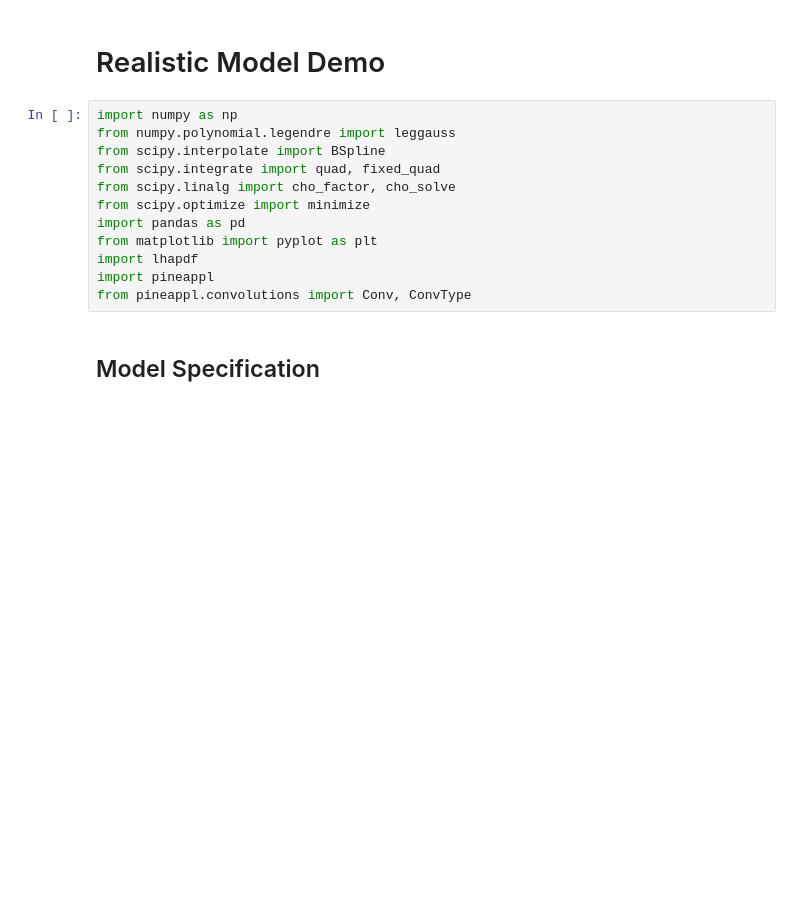
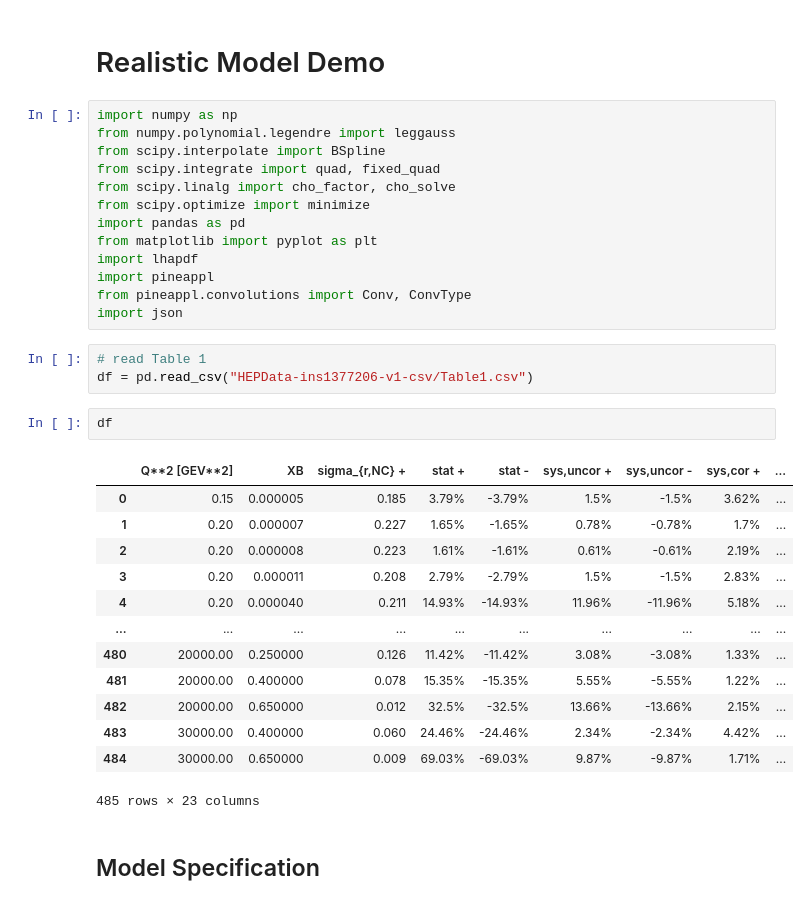
Before and after one commit to richardzhs/Semiparametric_Parameter_Estimation_PDF, a Jupyter notebook: real-model-demo.ipynb, the cells around one changed output. Cells and saved outputs as stored; diff of their text form; blank space fills up the shorter version.

```diff
--- a/real-model-demo.ipynb
+++ b/real-model-demo.ipynb
@@ -12,6 +12,26 @@ from matplotlib import pyplot as plt
 import lhapdf
 import pineappl
 from pineappl.convolutions import Conv, ConvType
+import json
+# %%
+# read Table 1
+df = pd.read_csv("HEPData-ins1377206-v1-csv/Table1.csv")
+# %%
+df
+# %% [output]
+|  | Q**2 [GEV**2] | XB | sigma_{r,NC} + | stat + | stat - | sys,uncor + | sys,uncor - | sys,cor + | ... |
+| 0 | 0.15 | 0.000005 | 0.185 | 3.79% | -3.79% | 1.5% | -1.5% | 3.62% | ... |
+| 1 | 0.20 | 0.000007 | 0.227 | 1.65% | -1.65% | 0.78% | -0.78% | 1.7% | ... |
+| 2 | 0.20 | 0.000008 | 0.223 | 1.61% | -1.61% | 0.61% | -0.61% | 2.19% | ... |
+| 3 | 0.20 | 0.000011 | 0.208 | 2.79% | -2.79% | 1.5% | -1.5% | 2.83% | ... |
+| 4 | 0.20 | 0.000040 | 0.211 | 14.93% | -14.93% | 11.96% | -11.96% | 5.18% | ... |
+| ... | ... | ... | ... | ... | ... | ... | ... | ... | ... |
+| 480 | 20000.00 | 0.250000 | 0.126 | 11.42% | -11.42% | 3.08% | -3.08% | 1.33% | ... |
+| 481 | 20000.00 | 0.400000 | 0.078 | 15.35% | -15.35% | 5.55% | -5.55% | 1.22% | ... |
+| 482 | 20000.00 | 0.650000 | 0.012 | 32.5% | -32.5% | 13.66% | -13.66% | 2.15% | ... |
+| 483 | 30000.00 | 0.400000 | 0.060 | 24.46% | -24.46% | 2.34% | -2.34% | 4.42% | ... |
+| 484 | 30000.00 | 0.650000 | 0.009 | 69.03% | -69.03% | 9.87% | -9.87% | 1.71% | ... |
+485 rows × 23 columns
 # %% [markdown]
 ## Model Specification
 # %%
```
Also changed, not shown: parts of 20 cells of this notebook, 9 other files.
